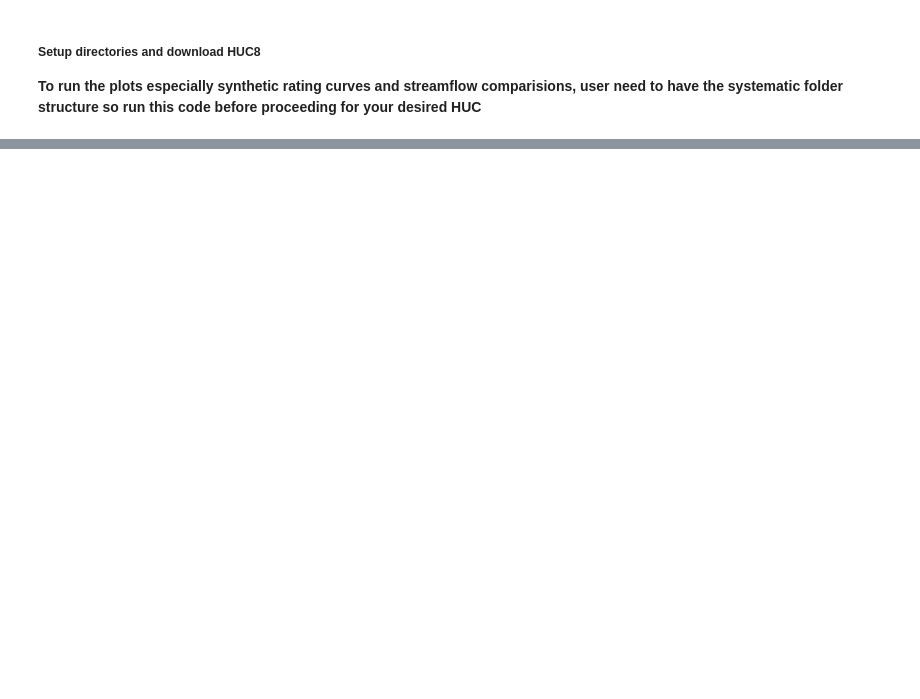
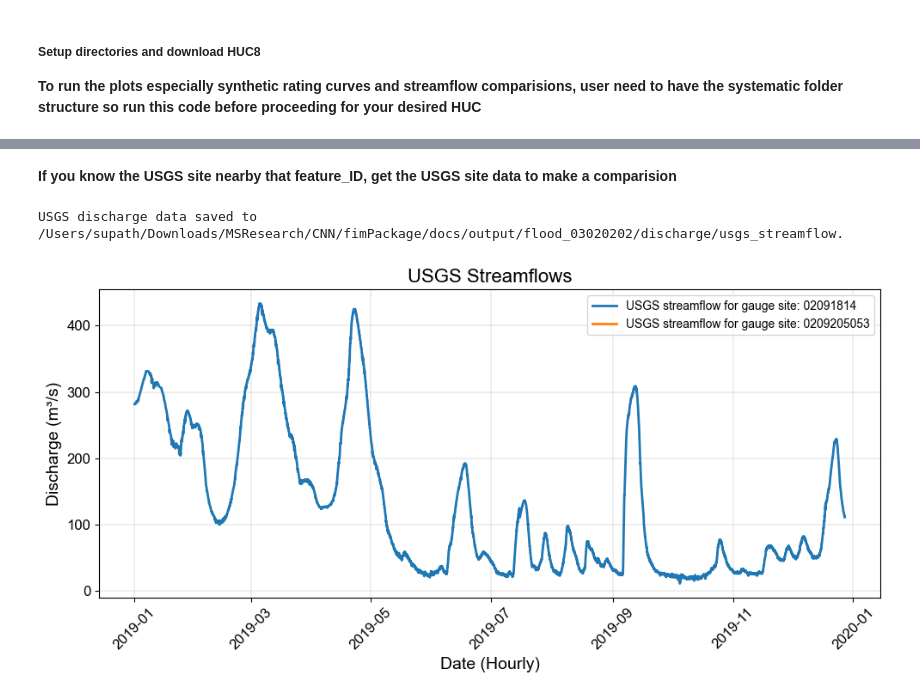
Before and after one commit to supathdhitalGEO/fimserv, a Jupyter notebook: docs/code_usage.ipynb, the cells around one changed output, grey strips where cells are left out. Drawn from its saved outputs; the diff is of its cells as text; code cells hidden in the pictures; blank space fills up the shorter version.

```diff
--- a/docs/code_usage.ipynb
+++ b/docs/code_usage.ipynb
@@ -20,0 +62,14 @@ FileNotFoundError: [Errno 2] No such file or directory: '/Users/supath/Downloads
+# %% [markdown]
+**If you know  the USGS site nearby that feature_ID, get the USGS site data to make a comparision**
+# %%
+# To plot the USGS, First download the USGS site data for date range in sites
+usgs_sites = ["02091814", "0209205053"]
+
+start_date = "2019-01-01"
+end_date = "2020-01-03"
+
+fm.getUSGSsitedata(start_date, end_date, usgs_sites, huc)
+fm.plotUSGSStreamflow(huc, usgs_sites)
+# %% [output]
+USGS discharge data saved to /Users/supath/Downloads/MSResearch/CNN/fimPackage/docs/output/flood_03020202/discharge/usgs_streamflow.
+[figure, added]
```
Also changed, not shown: parts of 20 cells of this notebook, 12 other files.
